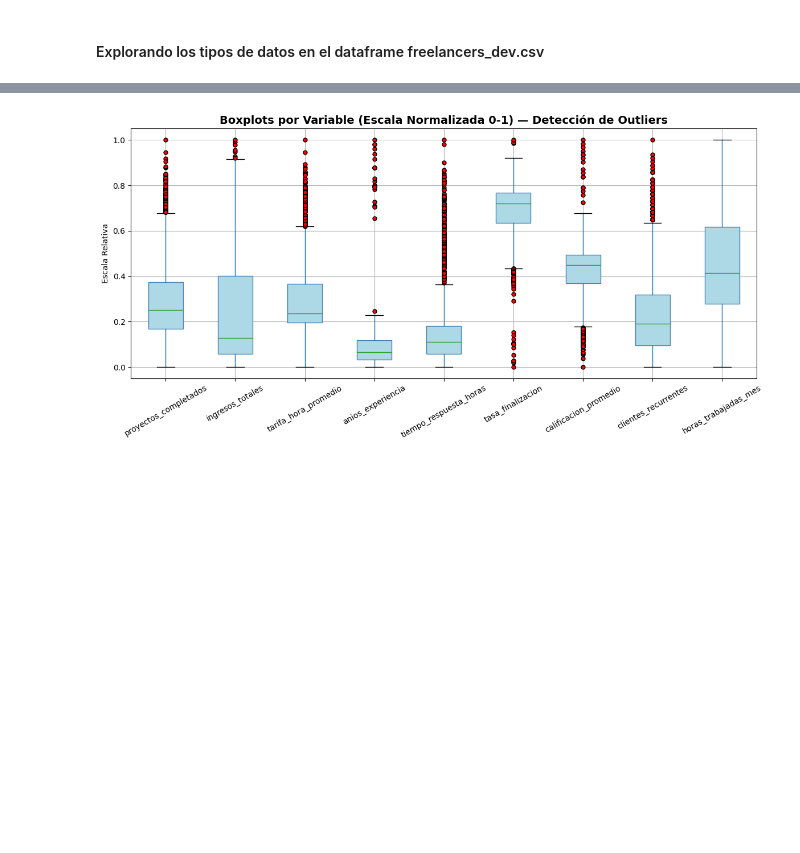
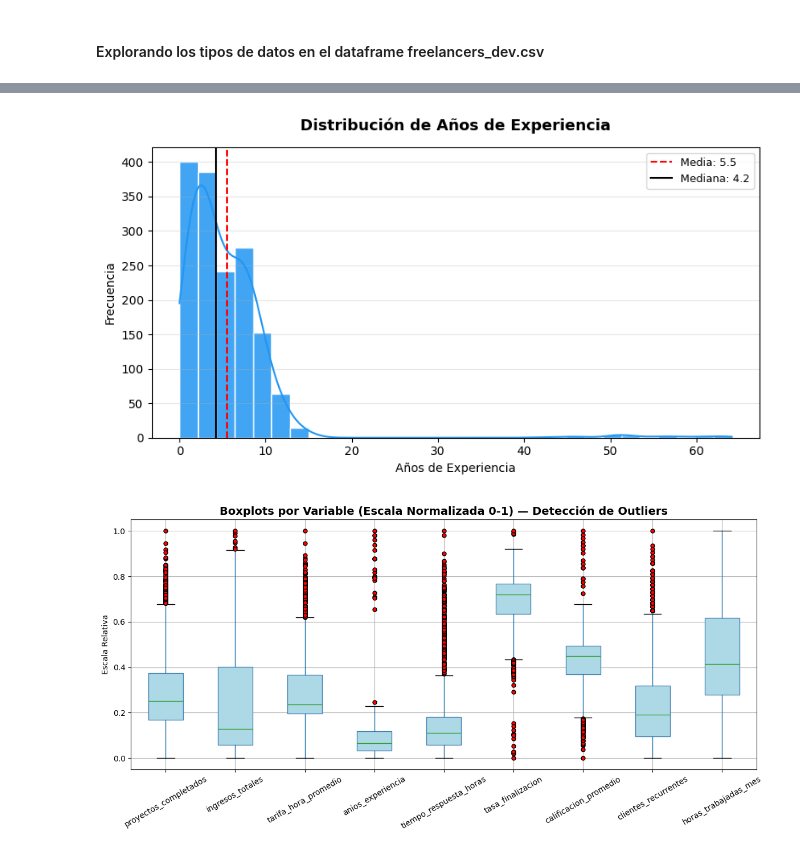
Before and after one commit to Cardona-Hector2023/OLC2_EJ26_ML_32, a Jupyter notebook: Proyecto2/Manuales/Docu_freelancer.ipynb, the cells around one changed output, grey strips where cells are left out. Cells and saved outputs as stored; diff of their text form; code cells hidden in the pictures; blank space fills up the shorter version.

```diff
--- a/Proyecto2/Manuales/Docu_freelancer.ipynb
+++ b/Proyecto2/Manuales/Docu_freelancer.ipynb
@@ -408,3 +401,44 @@ plt.show()
+# %%
+import matplotlib.pyplot as plt
+import seaborn as sns
+
+valores_experiencia = df1['anios_experiencia'].dropna()
+
+# Calcular media y mediana
+media   = valores_experiencia.mean()
+mediana = valores_experiencia.median()
+
+# Configurar el tamaño de la figura
+plt.figure(figsize=(8, 4.5))
+
+# Dibujar el histograma con el estilo anterior (usando el azul de la paleta original: #2196F3)
+sns.histplot(
+    valores_experiencia,
+    kde=True,
+    color='#2196F3',
+    edgecolor='white',
+    alpha=0.85,
+    bins=30
+)
+
+# Añadir las líneas verticales de Media y Mediana con sus etiquetas
+plt.axvline(media,   color='red',   linestyle='--', linewidth=1.5, label=f'Media: {media:.1f}')
+plt.axvline(mediana, color='black', linestyle='-',  linewidth=1.5, label=f'Mediana: {mediana:.1f}')
+
+# Formato estético y títulos
+plt.title('Distribución de Años de Experiencia', fontsize=13, fontweight='bold', pad=15)
+plt.xlabel('Años de Experiencia', fontsize=10)
+plt.ylabel('Frecuencia', fontsize=10)
+
+# Añadir la leyenda y la cuadrícula sutil en el eje Y
+plt.legend(fontsize=9)
+plt.grid(axis='y', alpha=0.3)
+
+# Ajustar y mostrar
+plt.tight_layout()
+plt.show()
+# %% [output]
+[figure, added]
 # %%
 import matplotlib.pyplot as plt
 import pandas as pd
```
Also changed, not shown: parts of 12 cells of this notebook, 20 other files.
